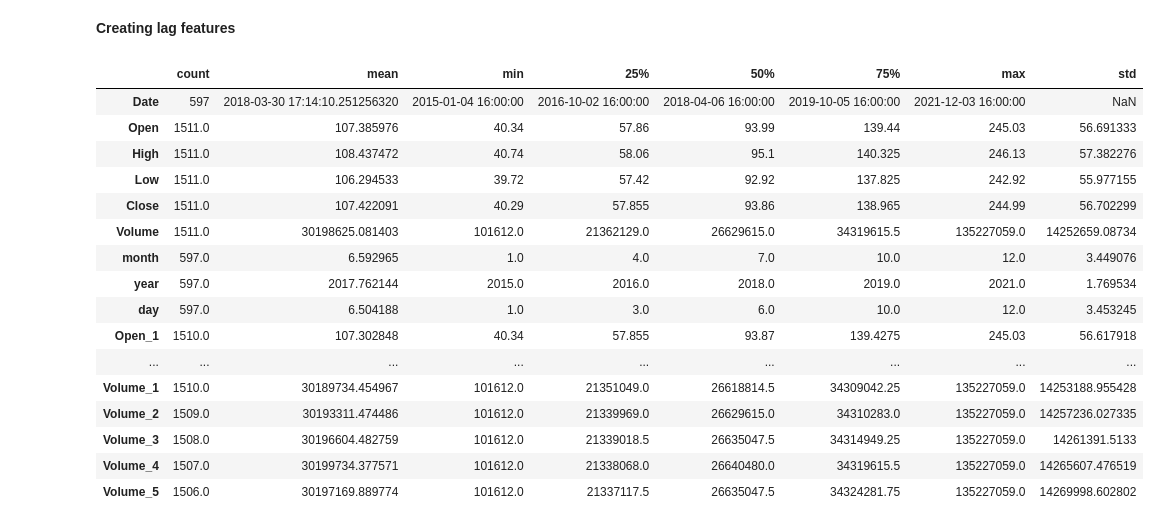
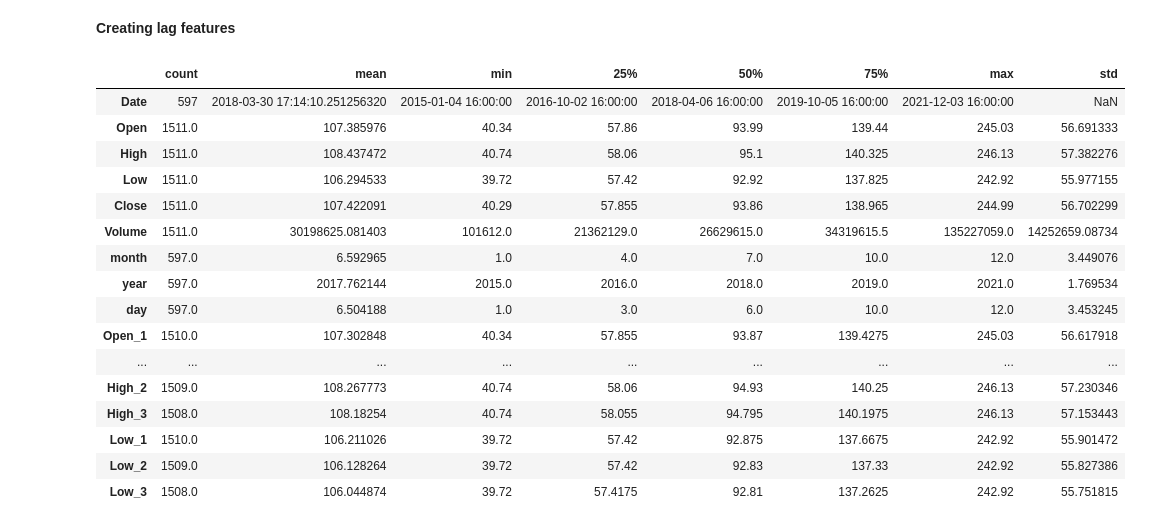
Before and after one commit to amaurydelille/kaggle-solutions, a Jupyter notebook: microsoft_stock_prediction/main.ipynb, the cells around one changed output. Saved outputs shown, nothing was run; the diff lists cells and outputs as text; code cells hidden in the pictures.

```diff
--- a/microsoft_stock_prediction/main.ipynb
+++ b/microsoft_stock_prediction/main.ipynb
@@ -124,37 +124,37 @@ day    -0.184629  1.000000
 # %%
 def create_lag_feature(df: pd.DataFrame, column_name: str, n: int):
     for lag in range(1, n + 1):
         df[f'{column_name}_{lag}'] = df[column_name].shift(lag)
     return df
 
-columns_to_lag = ['Open', 'High', 'Low', 'Volume']
+columns_to_lag = ['Open', 'High', 'Low']
 
 def add_lag_features(df: pd.DataFrame, columns: list[str]):
     for column in columns:
-        df = create_lag_feature(df, column, 5)
+        df = create_lag_feature(df, column, 3)
     return df
 
 train_df = add_lag_features(df=train_df, columns=columns_to_lag)
 
 train_df.describe().T
 # %% [output]
 |  | count | mean | min | 25% | 50% | 75% | max | std |
 | Date | 597 | 2018-03-30 17:14:10.251256320 | 2015-01-04 16:00:00 | 2016-10-02 16:00:00 | 2018-04-06 16:00:00 | 2019-10-05 16:00:00 | 2021-12-03 16:00:00 | NaN |
 | Open | 1511.0 | 107.385976 | 40.34 | 57.86 | 93.99 | 139.44 | 245.03 | 56.691333 |
 | High | 1511.0 | 108.437472 | 40.74 | 58.06 | 95.1 | 140.325 | 246.13 | 57.382276 |
 | Low | 1511.0 | 106.294533 | 39.72 | 57.42 | 92.92 | 137.825 | 242.92 | 55.977155 |
 | Close | 1511.0 | 107.422091 | 40.29 | 57.855 | 93.86 | 138.965 | 244.99 | 56.702299 |
 | Volume | 1511.0 | 30198625.081403 | 101612.0 | 21362129.0 | 26629615.0 | 34319615.5 | 135227059.0 | 14252659.08734 |
 | month | 597.0 | 6.592965 | 1.0 | 4.0 | 7.0 | 10.0 | 12.0 | 3.449076 |
 | year | 597.0 | 2017.762144 | 2015.0 | 2016.0 | 2018.0 | 2019.0 | 2021.0 | 1.769534 |
 | day | 597.0 | 6.504188 | 1.0 | 3.0 | 6.0 | 10.0 | 12.0 | 3.453245 |
 | Open_1 | 1510.0 | 107.302848 | 40.34 | 57.855 | 93.87 | 139.4275 | 245.03 | 56.617918 |
 | ... | ... | ... | ... | ... | ... | ... | ... | ... |
-| Volume_1 | 1510.0 | 30189734.454967 | 101612.0 | 21351049.0 | 26618814.5 | 34309042.25 | 135227059.0 | 14253188.955428 |
-| Volume_2 | 1509.0 | 30193311.474486 | 101612.0 | 21339969.0 | 26629615.0 | 34310283.0 | 135227059.0 | 14257236.027335 |
-| Volume_3 | 1508.0 | 30196604.482759 | 101612.0 | 21339018.5 | 26635047.5 | 34314949.25 | 135227059.0 | 14261391.5133 |
-| Volume_4 | 1507.0 | 30199734.377571 | 101612.0 | 21338068.0 | 26640480.0 | 34319615.5 | 135227059.0 | 14265607.476519 |
-| Volume_5 | 1506.0 | 30197169.889774 | 101612.0 | 21337117.5 | 26635047.5 | 34324281.75 | 135227059.0 | 14269998.602802 |
+| High_2 | 1509.0 | 108.267773 | 40.74 | 58.06 | 94.93 | 140.25 | 246.13 | 57.230346 |
+| High_3 | 1508.0 | 108.18254 | 40.74 | 58.055 | 94.795 | 140.1975 | 246.13 | 57.153443 |
+| Low_1 | 1510.0 | 106.211026 | 39.72 | 57.42 | 92.875 | 137.6675 | 242.92 | 55.901472 |
+| Low_2 | 1509.0 | 106.128264 | 39.72 | 57.42 | 92.83 | 137.33 | 242.92 | 55.827386 |
+| Low_3 | 1508.0 | 106.044874 | 39.72 | 57.4175 | 92.81 | 137.2625 | 242.92 | 55.751815 |
 # %%
 import xgboost as xgb
 from sklearn.model_selection import TimeSeriesSplit
```
Also changed, not shown: parts of 1 cell of this notebook.
